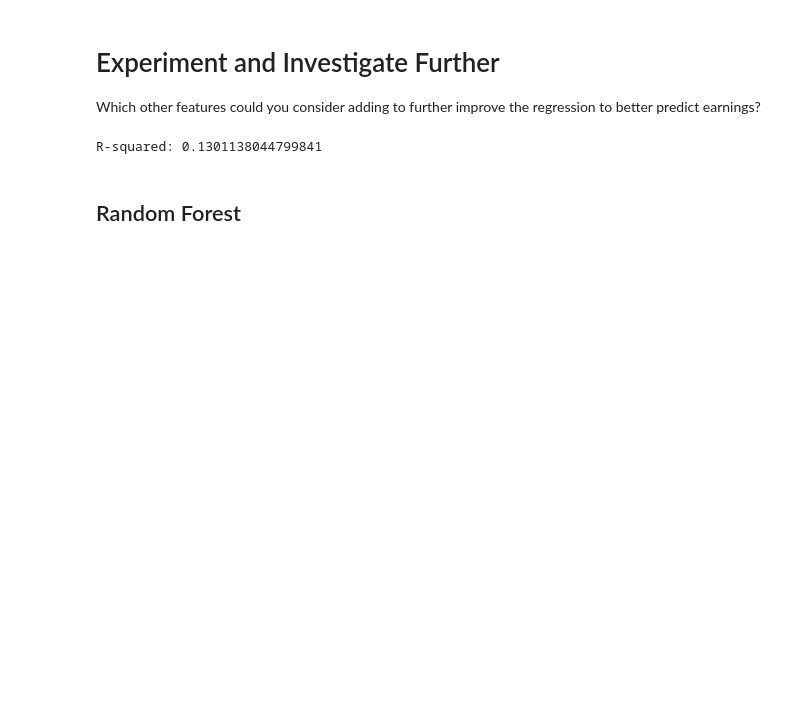
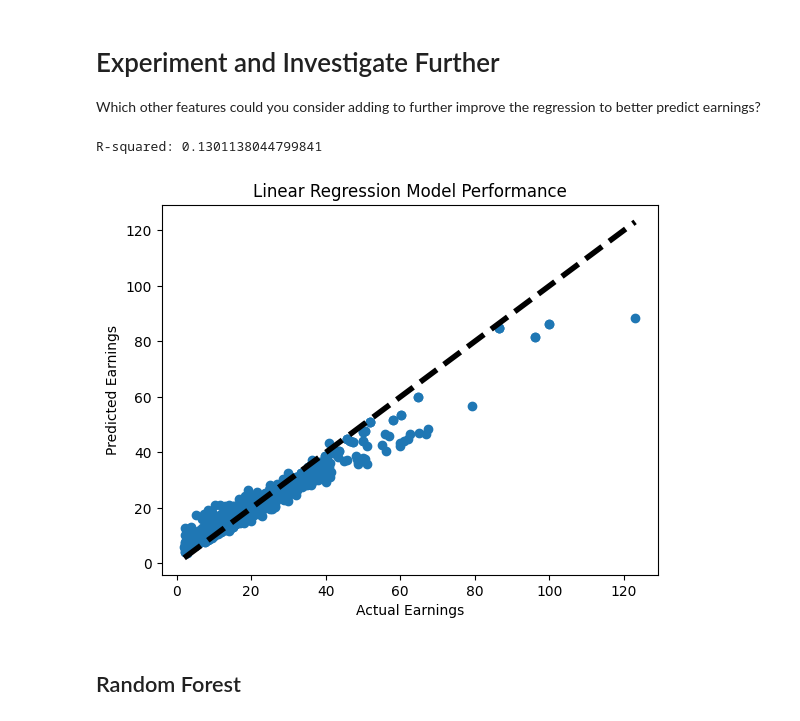
Before and after one commit to Mrcl3/20_Python_projects, a Jupyter notebook: Determinants of earnings/earnings_prediction.ipynb, the cells around one changed output. Drawn from its saved outputs; the diff is of its cells as text; code cells hidden in the pictures; blank space fills up the shorter version.

```diff
--- a/Determinants of earnings/earnings_prediction.ipynb
+++ b/Determinants of earnings/earnings_prediction.ipynb
@@ -416,6 +428,17 @@ r2 = r2_score(y, y_pred)
 print("R-squared:", r2)
 # %% [output]
 R-squared: 0.1301138044799841
+# %%
+import matplotlib.pyplot as plt
+
+plt.scatter(y, y_pred)
+plt.plot([y.min(), y.max()], [y.min(), y.max()], 'k--', lw=4)
+plt.xlabel('Actual Earnings')
+plt.ylabel('Predicted Earnings')
+plt.title('Linear Regression Model Performance')
+plt.show()
+# %% [output]
+[figure, added]
 # %% [markdown]
 ## Random Forest
 # %%
```
Also changed, not shown: parts of 8 cells of this notebook.
